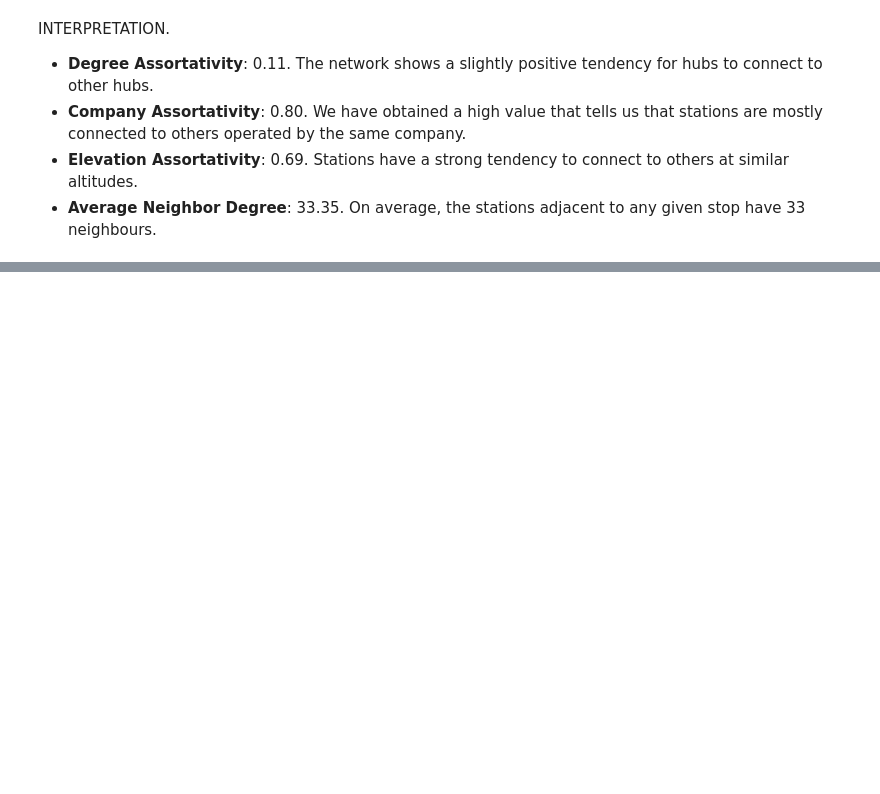
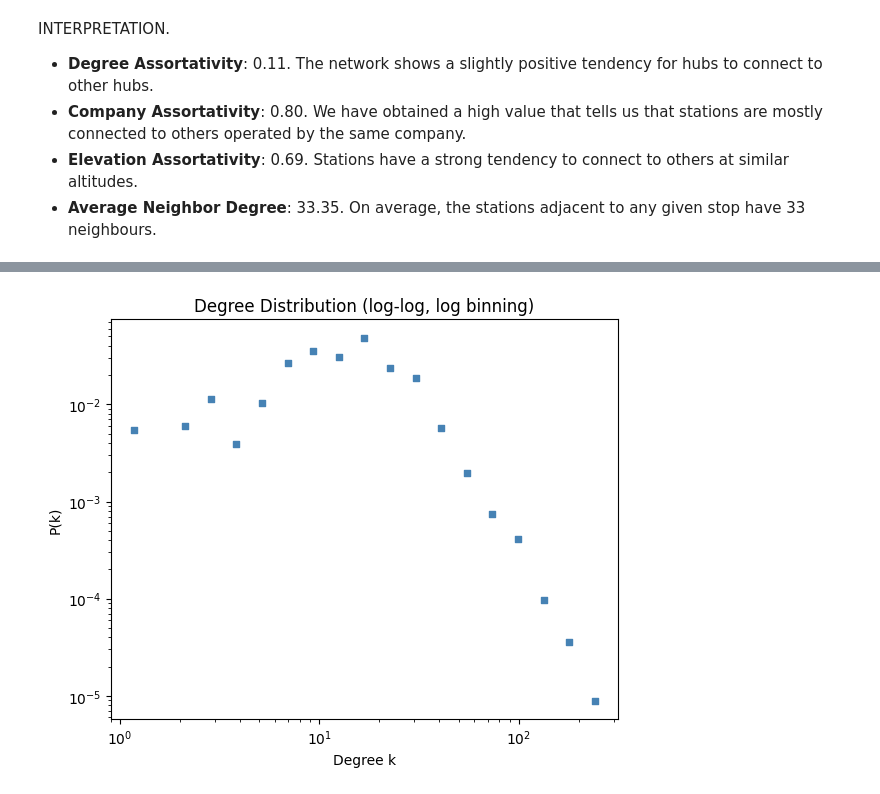
Before and after one commit to alvarosg285/swiss_railway_complex_network, a Jupyter notebook: main.ipynb, the cells around one changed output, grey strips where cells are left out. Saved outputs shown, nothing was run; the diff lists cells and outputs as text; code cells hidden in the pictures; blank space fills up the shorter version.

```diff
--- a/main.ipynb
+++ b/main.ipynb
@@ -1361,0 +1425,24 @@ INTERPRETATION.
+# %%
+# logarithmic bins: 1, 2, 4, 8, 16, ...
+bins = np.logspace(np.log10(min(degree_values)), np.log10(max(degree_values)), num=20)
+
+counts, bin_edges = np.histogram(degree_values, bins=bins)
+bin_widths = np.diff(bin_edges)
+bin_centers = (bin_edges[:-1] + bin_edges[1:]) / 2
+
+# normalize by bin width to get density
+pk_binned = counts / (len(degree_values) * bin_widths)
+
+# remove empty bins
+mask = counts > 0
+plt.figure(figsize=(6, 5))
+plt.scatter(bin_centers[mask], pk_binned[mask], color='steelblue', s=15, marker='s')
+plt.xscale('log')
+plt.yscale('log')
+plt.xlabel('Degree k')
+plt.ylabel('P(k)')
+plt.title('Degree Distribution (log-log, log binning)')
+plt.tight_layout()
+plt.show()
+# %% [output]
+[figure, added]
```
Also changed, not shown: parts of 15 cells of this notebook.
